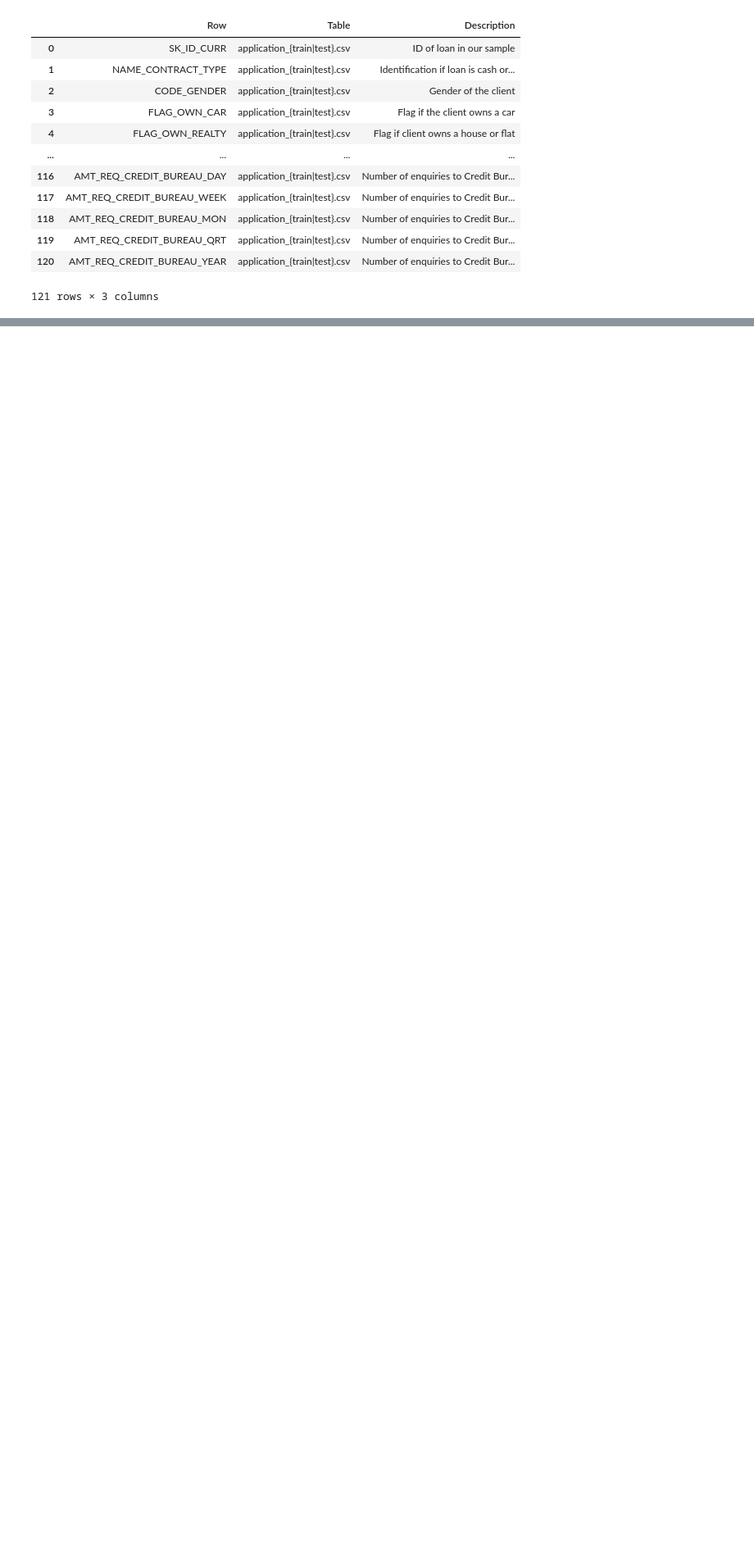
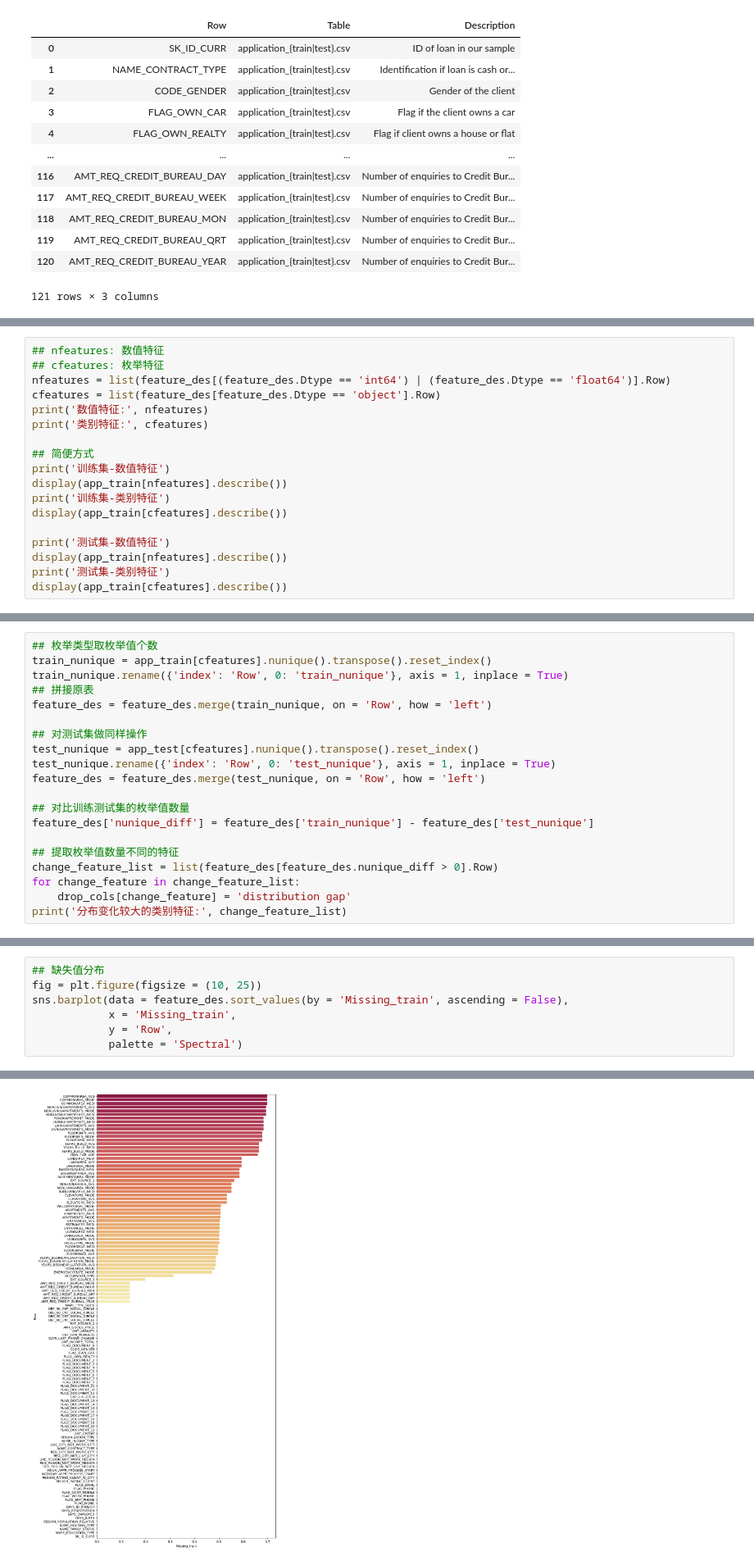
Before and after one commit to evilHamburger/home-credit-default-risk, a Jupyter notebook: notebooks/eda.ipynb, the cells around one changed output, grey strips where cells are left out. Shown at 82% size. Saved outputs shown, nothing was run; the diff lists cells and outputs as text; blank space fills up the shorter version.

```diff
--- a/notebooks/eda.ipynb
+++ b/notebooks/eda.ipynb
@@ -126,0 +150,18 @@ FLAG_DOCUMENT_21
+# %%
+## nfeatures: 数值特征
+## cfeatures: 枚举特征
+nfeatures = list(feature_des[(feature_des.Dtype == 'int64') | (feature_des.Dtype == 'float64')].Row)
+cfeatures = list(feature_des[feature_des.Dtype == 'object'].Row)
+print('数值特征:', nfeatures)
+print('类别特征:', cfeatures)
+
+## 简便方式
+print('训练集-数值特征')
+display(app_train[nfeatures].describe())
+print('训练集-类别特征')
+display(app_train[cfeatures].describe())
+
+print('测试集-数值特征')
+display(app_train[nfeatures].describe())
+print('测试集-类别特征')
+display(app_train[cfeatures].describe())
@@ -128,0 +249,20 @@ FLAG_DOCUMENT_21
+# %%
+## 枚举类型取枚举值个数
+train_nunique = app_train[cfeatures].nunique().transpose().reset_index()
+train_nunique.rename({'index': 'Row', 0: 'train_nunique'}, axis = 1, inplace = True)
+## 拼接原表
+feature_des = feature_des.merge(train_nunique, on = 'Row', how = 'left')
+
+## 对测试集做同样操作
+test_nunique = app_test[cfeatures].nunique().transpose().reset_index()
+test_nunique.rename({'index': 'Row', 0: 'test_nunique'}, axis = 1, inplace = True)
+feature_des = feature_des.merge(test_nunique, on = 'Row', how = 'left')
+
+## 对比训练测试集的枚举值数量
+feature_des['nunique_diff'] = feature_des['train_nunique'] - feature_des['test_nunique']
+
+## 提取枚举值数量不同的特征
+change_feature_list = list(feature_des[feature_des.nunique_diff > 0].Row)
+for change_feature in change_feature_list:
+    drop_cols[change_feature] = 'distribution gap'
+print('分布变化较大的类别特征:', change_feature_list)
@@ -128,0 +371,8 @@ FLAG_DOCUMENT_21
+# %%
+## 缺失值分布
+fig = plt.figure(figsize = (10, 25))
+sns.barplot(data = feature_des.sort_values(by = 'Missing_train', ascending = False),
+            x = 'Missing_train',
+            y = 'Row',
+            palette = 'Spectral')
+# %% [output]
@@ -128,0 +380 @@ FLAG_DOCUMENT_21
+[figure, added]
```
Also changed, not shown: parts of 36 cells of this notebook.
